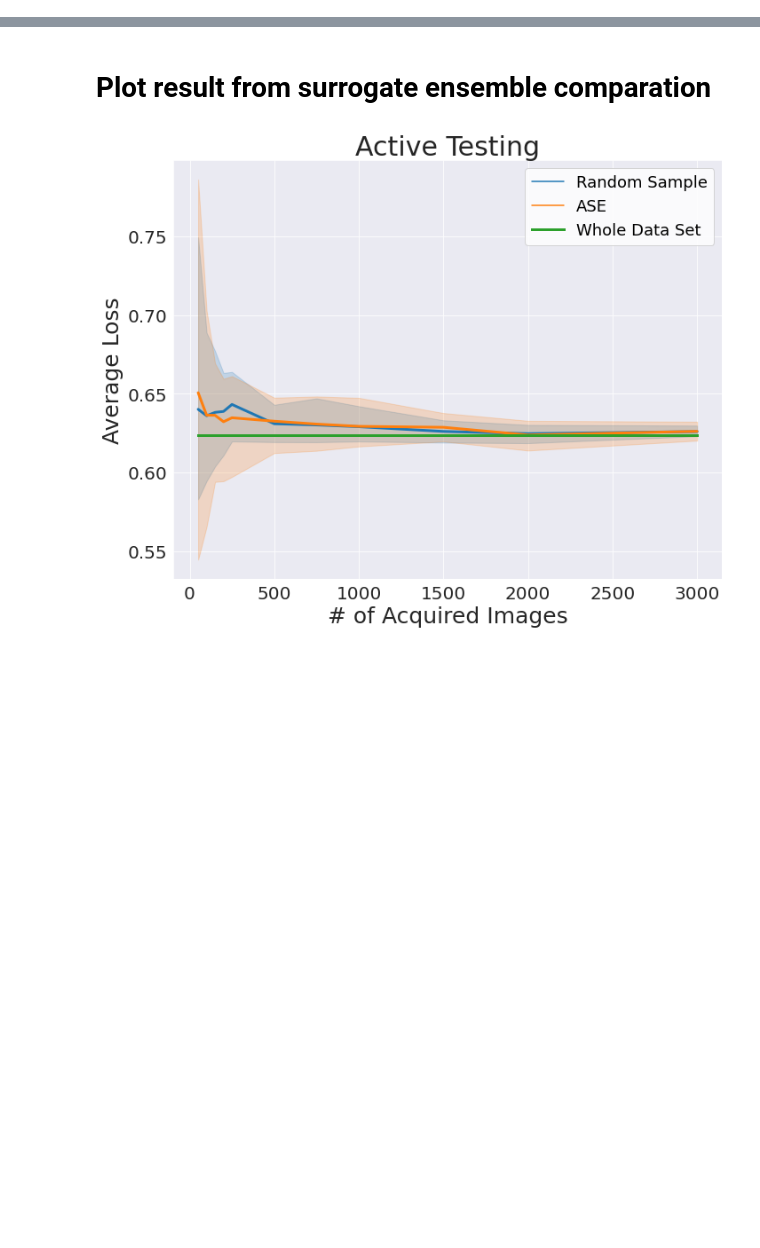
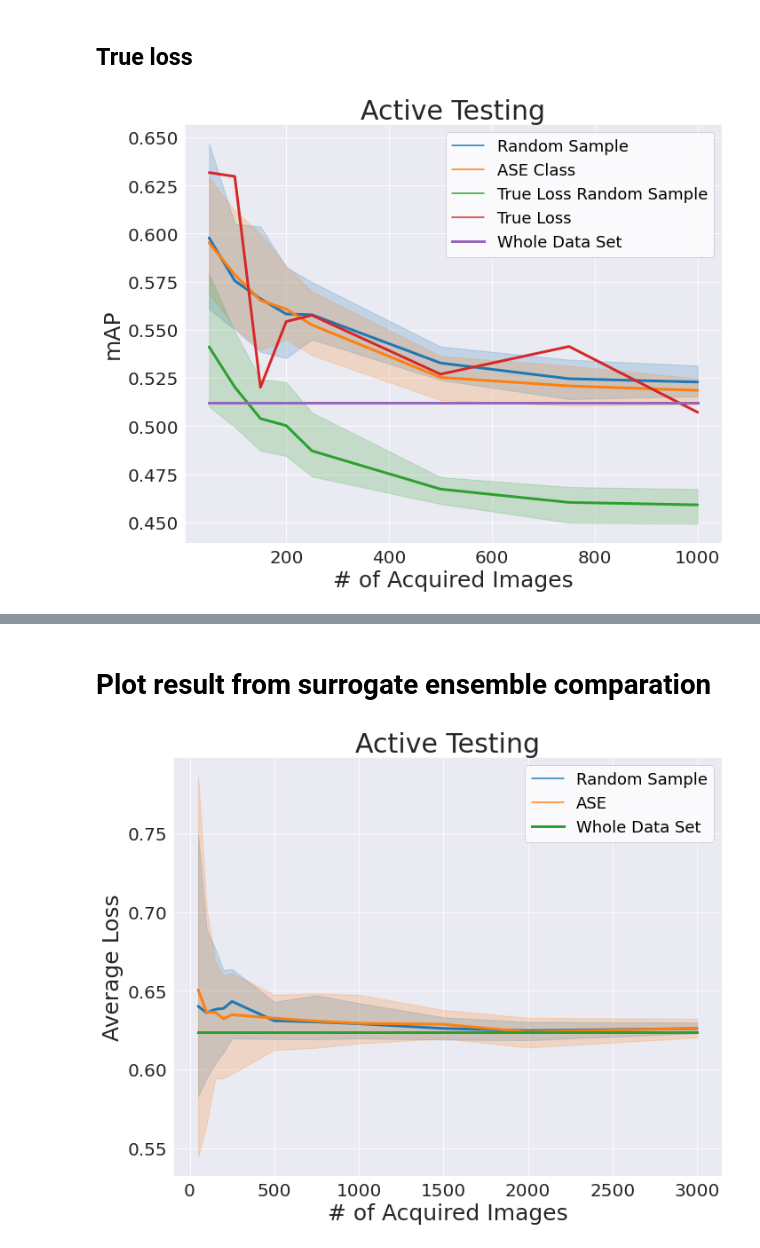
Before and after one commit to susanbao/orkspace, a Jupyter notebook: DINO/active_test_figure.ipynb, the cells around one changed output, grey strips where cells are left out. Drawn from its saved outputs; the diff is of its cells as text; code cells hidden in the pictures; blank space fills up the shorter version.

```diff
--- a/DINO/active_test_figure.ipynb
+++ b/DINO/active_test_figure.ipynb
@@ -109,3 +114,19 @@ def read_baseline_data(data_path):
     with open(data_path, 'r') as openfile:
         none_swin_data = json.load(openfile)
     return none_swin_data["0"]
+# %% [markdown]
+## True loss
+# %%
+method_dict = {"MC": "Random Sample","random sample": "Random Sample", "surr ensemble": "ASE Class", "ASE": "ASE Class", "ASE_true_loss": "True Loss", "ASE_true_loss_rs": "True Loss Random Sample"}
+result_json_path = "./results/"
+true_loss_estimation_path = result_json_path + "None_R50_31.json"
+random_sample_path = result_json_path + "MC_R50_10_runs.json"
+test_whole_data = read_baseline_data(true_loss_estimation_path)
+results =  add_entries(random_sample_path)
+results = results.append(add_entries(result_json_path + "ASE_class_R50_10_runs.json"),ignore_index=True)
+results = results.append(add_entries(result_json_path + "ASE_true_loss_R50_10_runs.json"),ignore_index=True)
+results = results.append(add_entries(result_json_path + "true_loss_R50_10_runs.json"),ignore_index=True)
+# %%
+plot_figure(results, test_whole_data, "mAP")
+# %% [output]
+[figure, added]
```
Also changed, not shown: parts of 20 cells of this notebook, 4 other files.
